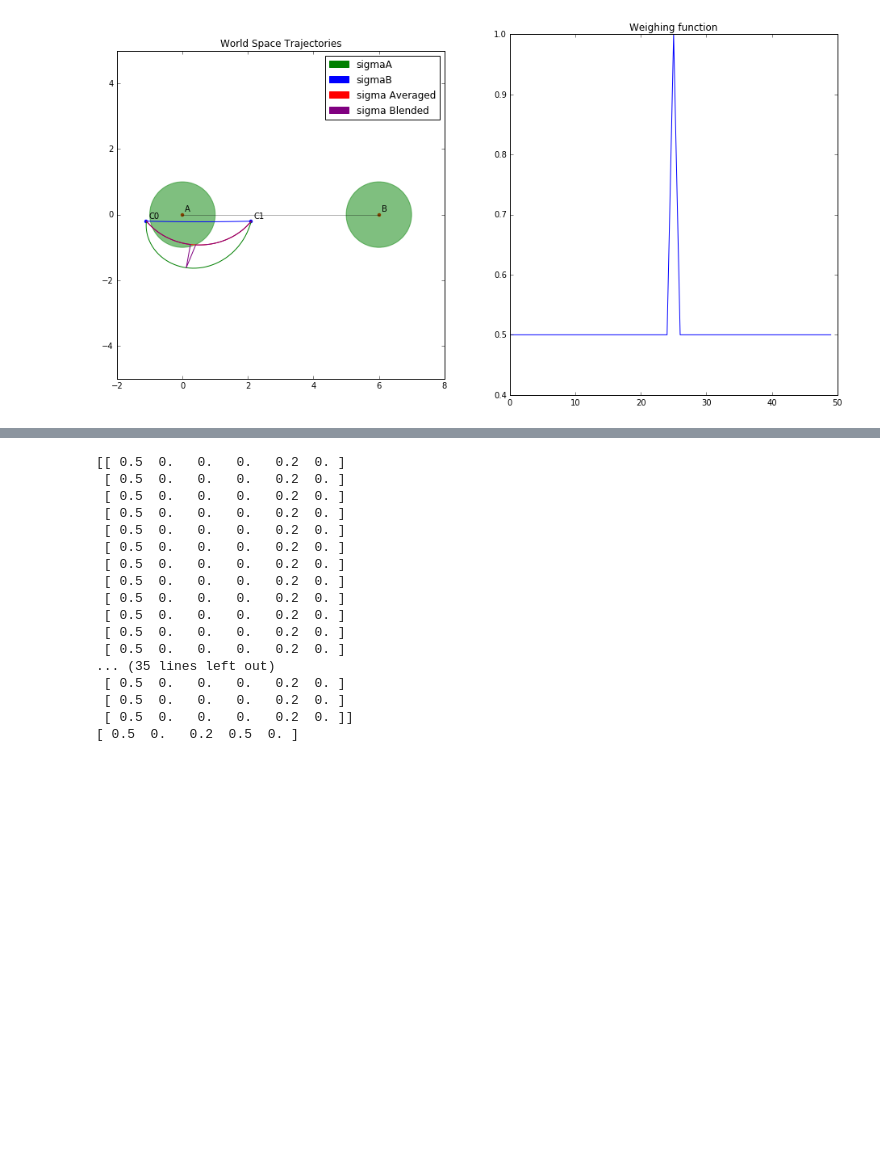
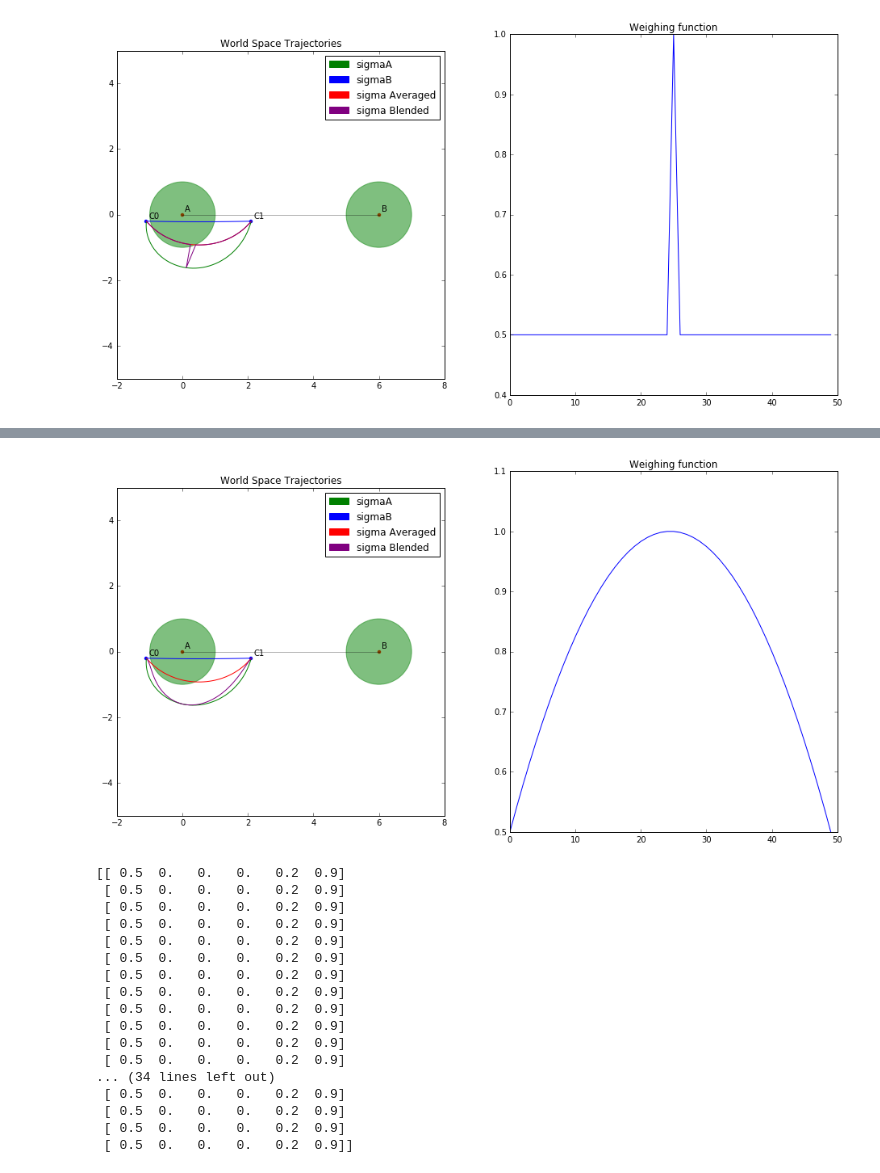
Before and after one commit to njoubert/spooky, a Jupyter notebook: experiments/ipython/13 - NJ - First attempts at optimizing blending function.ipynb, the cells around one changed output, grey strips where cells are left out. Cells and saved outputs as stored; diff of their text form; code cells hidden in the pictures; blank space fills up the shorter version.

```diff
--- a/experiments/ipython/13 - NJ - First attempts at optimizing blending function.ipynb
+++ b/experiments/ipython/13 - NJ - First attempts at optimizing blending function.ipynb
@@ -533,46 +638,57 @@ Value of objective function: 0.00000000
+# %%
+def precalculated_blendOptimized(u, sigma_i, sigma_j, i, j):
+    blend = np.c_[snopt.x[0::6]]
+    sigmaBlended = (blend*sigma_i + (1-blend)*sigma_j)
+
+    return (blend, sigmaBlended)
+
+sigmoid_blended_trajectory(A, B, C0, C1, min_dist,blendOptimizer=precalculated_blendOptimized)
+# %% [output]
+[figure, added]
 # %%
 x     = np.array([0.5]*nsamples) # Initialize to 0.5
 xdot1 = np.array([0.0]*nsamples)
 xdot2 = np.array([0.0]*nsamples)
 xdot3 = np.array([0.0]*nsamples)
 xdot4 = np.array([0.2]*nsamples)
-v     = np.array([0.0]*nsamples) # C4 Continuity Control Variable
+v     = np.array([0.9]*nsamples) # C4 Continuity Control Variable
 
 x0 = np.matrix(np.c_[x,xdot1,xdot2,xdot3,xdot4,v]) # Interleave [x[0],xdot1[0],xdot2[0]...]
 
-print x0.A1.reshape(nsamples,6)
+pri
+# print x0.A1.reshape(nsamples,6)
 
-continuity_x = np.zeros((nsamples, 5))
+# continuity_x = np.zeros((nsamples, 5))
 
-for i in range(nsamples-1):
-    si  = xM[0:5,i]
-    vi  = xM[5  ,i]
-    si1 = xM[0:5,i+1]
-    continuity_x[i] = si + (M.dot(si) + N.dot(vi))*dt - si1
+# for i in range(nsamples-1):
+#     si  = xM[0:5,i]
+#     vi  = xM[5  ,i]
+#     si1 = xM[0:5,i+1]
+#     continuity_x[i] = si + (M.dot(si) + N.dot(vi))*dt - si1
 
-F = np.concatenate(
-        ([12345],
-         np.matrix(continuity_x).A1))
+# F = np.concatenate(
+#         ([12345],
+#          np.matrix(continuity_x).A1))
 
 
-low_F    = np.concatenate(([-inf], np.array([0,0,0,0,0]*nsamples)))
+# low_F    = np.concatenate(([-inf], np.array([0,0,0,0,0]*nsamples)))
 
-print M.dot(xM[0:5,10]) + N.dot(xM[5,10])
+# print M.dot(xM[0:5,10]) + N.dot(xM[5,10])
 # %% [output]
-[[ 0.5  0.   0.   0.   0.2  0. ]
- [ 0.5  0.   0.   0.   0.2  0. ]
- [ 0.5  0.   0.   0.   0.2  0. ]
- [ 0.5  0.   0.   0.   0.2  0. ]
- [ 0.5  0.   0.   0.   0.2  0. ]
- [ 0.5  0.   0.   0.   0.2  0. ]
- [ 0.5  0.   0.   0.   0.2  0. ]
- [ 0.5  0.   0.   0.   0.2  0. ]
- [ 0.5  0.   0.   0.   0.2  0. ]
- [ 0.5  0.   0.   0.   0.2  0. ]
- [ 0.5  0.   0.   0.   0.2  0. ]
- [ 0.5  0.   0.   0.   0.2  0. ]
-... (35 lines left out)
- [ 0.5  0.   0.   0.   0.2  0. ]
- [ 0.5  0.   0.   0.   0.2  0. ]
- [ 0.5  0.   0.   0.   0.2  0. ]]
-[ 0.5  0.   0.2  0.5  0. ]
+[[ 0.5  0.   0.   0.   0.2  0.9]
+ [ 0.5  0.   0.   0.   0.2  0.9]
+ [ 0.5  0.   0.   0.   0.2  0.9]
+ [ 0.5  0.   0.   0.   0.2  0.9]
+ [ 0.5  0.   0.   0.   0.2  0.9]
+ [ 0.5  0.   0.   0.   0.2  0.9]
+ [ 0.5  0.   0.   0.   0.2  0.9]
+ [ 0.5  0.   0.   0.   0.2  0.9]
+ [ 0.5  0.   0.   0.   0.2  0.9]
+ [ 0.5  0.   0.   0.   0.2  0.9]
+ [ 0.5  0.   0.   0.   0.2  0.9]
+ [ 0.5  0.   0.   0.   0.2  0.9]
+... (34 lines left out)
+ [ 0.5  0.   0.   0.   0.2  0.9]
+ [ 0.5  0.   0.   0.   0.2  0.9]
+ [ 0.5  0.   0.   0.   0.2  0.9]
+ [ 0.5  0.   0.   0.   0.2  0.9]]
```
Also changed, not shown: parts of 5 cells of this notebook.
